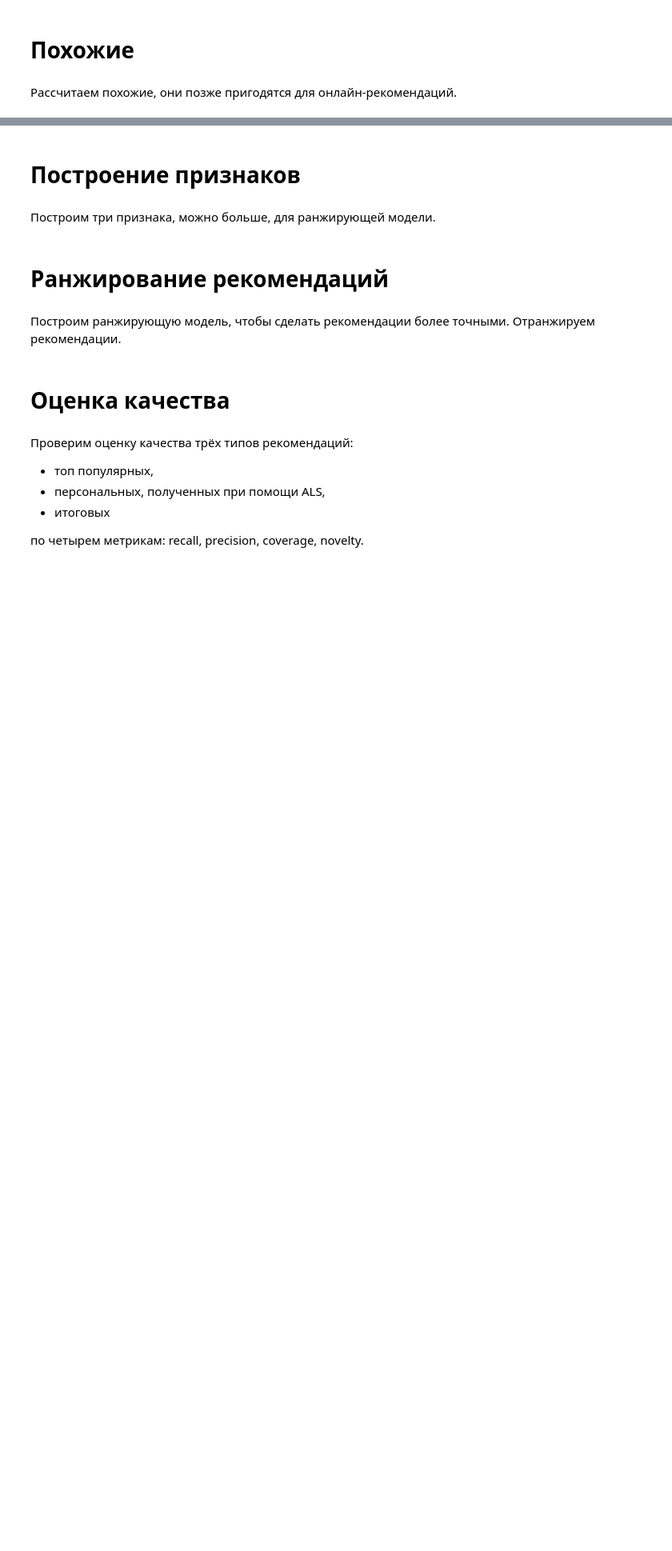
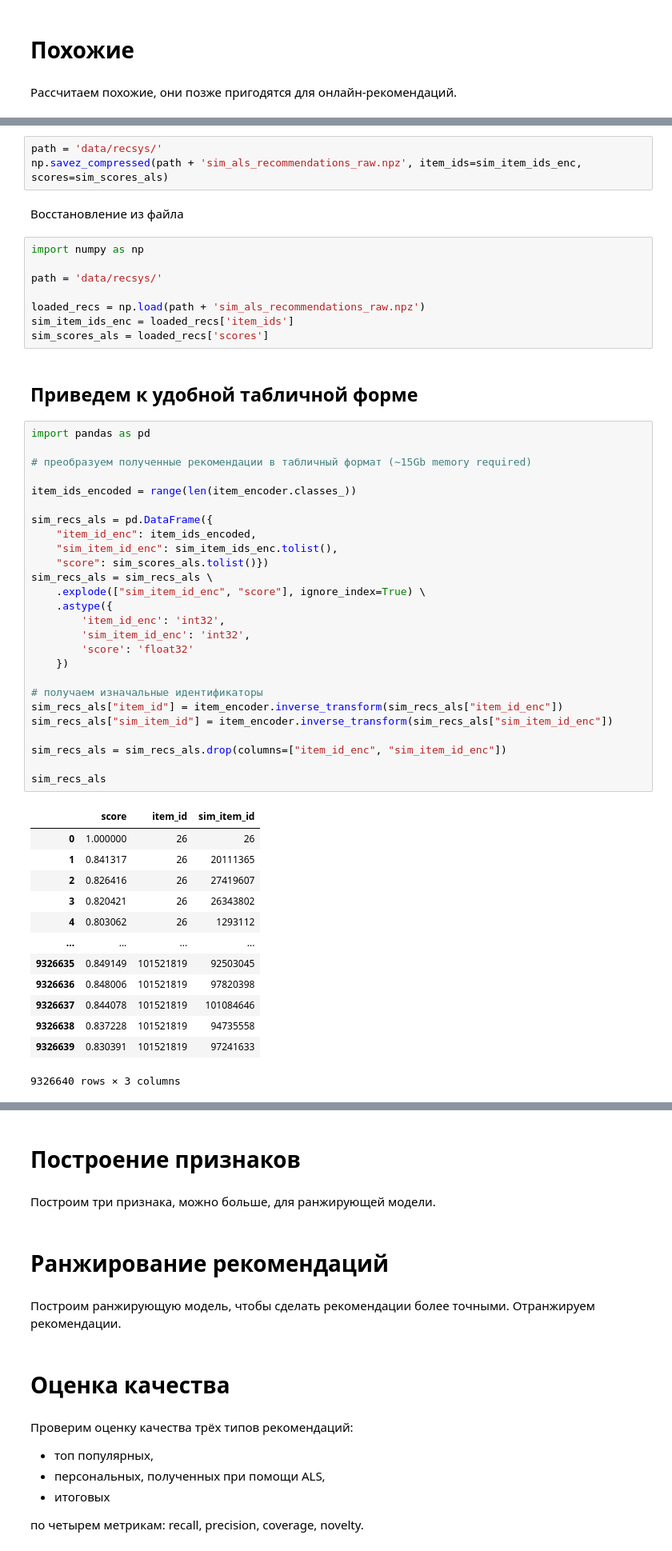
Before and after one commit to khromenko/mle-project-sprint-4-v001, a Jupyter notebook: recommendations.ipynb, the cells around one changed output, grey strips where cells are left out. Shown at 80% size. Cells and saved outputs as stored; diff of their text form; blank space fills up the shorter version.

```diff
--- a/recommendations.ipynb
+++ b/recommendations.ipynb
@@ -1218,0 +1299,55 @@ als_recommendations.to_parquet(path + "personal_als.parquet")
+# %%
+path = 'data/recsys/'
+np.savez_compressed(path + 'sim_als_recommendations_raw.npz', item_ids=sim_item_ids_enc, scores=sim_scores_als)
+# %% [markdown]
+Восстановление из файла
+# %%
+import numpy as np
+
+path = 'data/recsys/'
+
+loaded_recs = np.load(path + 'sim_als_recommendations_raw.npz')
+sim_item_ids_enc = loaded_recs['item_ids']
+sim_scores_als = loaded_recs['scores']
+# %% [markdown]
+## Приведем к удобной табличной форме
+# %%
+import pandas as pd
+
+# преобразуем полученные рекомендации в табличный формат (~15Gb memory required)
+
+item_ids_encoded = range(len(item_encoder.classes_))
+
+sim_recs_als = pd.DataFrame({
+    "item_id_enc": item_ids_encoded,
+    "sim_item_id_enc": sim_item_ids_enc.tolist(),
+    "score": sim_scores_als.tolist()})
+sim_recs_als = sim_recs_als \
+    .explode(["sim_item_id_enc", "score"], ignore_index=True) \
+    .astype({
+        'item_id_enc': 'int32',
+        'sim_item_id_enc': 'int32',
+        'score': 'float32'
+    })
+
+# получаем изначальные идентификаторы
+sim_recs_als["item_id"] = item_encoder.inverse_transform(sim_recs_als["item_id_enc"])
+sim_recs_als["sim_item_id"] = item_encoder.inverse_transform(sim_recs_als["sim_item_id_enc"])
+
+sim_recs_als = sim_recs_als.drop(columns=["item_id_enc", "sim_item_id_enc"])
+
+sim_recs_als
+# %% [output]
+|  | score | item_id | sim_item_id |
+| 0 | 1.000000 | 26 | 26 |
+| 1 | 0.841317 | 26 | 20111365 |
+| 2 | 0.826416 | 26 | 27419607 |
+| 3 | 0.820421 | 26 | 26343802 |
+| 4 | 0.803062 | 26 | 1293112 |
+| ... | ... | ... | ... |
+| 9326635 | 0.849149 | 101521819 | 92503045 |
+| 9326636 | 0.848006 | 101521819 | 97820398 |
+| 9326637 | 0.844078 | 101521819 | 101084646 |
+| 9326638 | 0.837228 | 101521819 | 94735558 |
+| 9326639 | 0.830391 | 101521819 | 97241633 |
+9326640 rows × 3 columns
```
Also changed, not shown: parts of 25 cells of this notebook.
